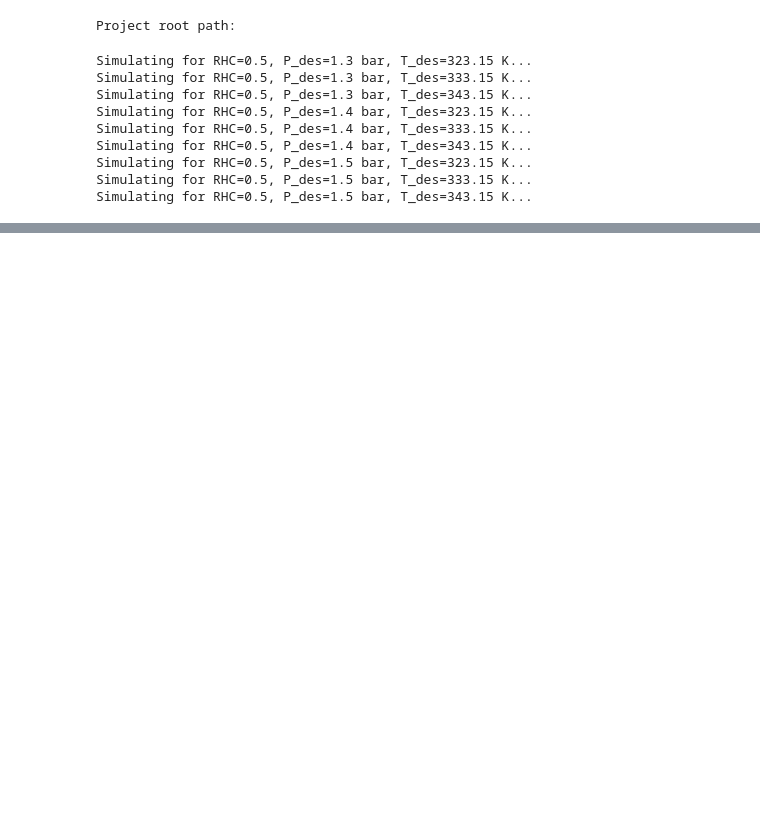
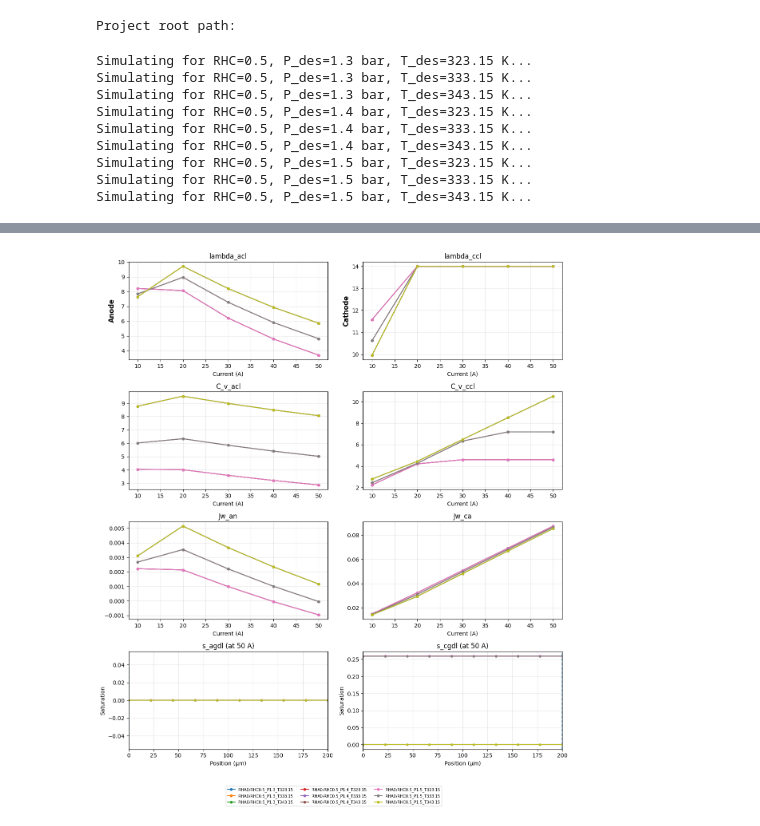
Before and after one commit to YuKwanH/DS-AlphaPEM, a Jupyter notebook: simulation/polar_test/all_cond 50A stat.ipynb, the cells around one changed output, grey strips where cells are left out. Saved outputs shown, nothing was run; the diff lists cells and outputs as text; code cells hidden in the pictures; blank space fills up the shorter version.

```diff
--- a/simulation/polar_test/all_cond 50A stat.ipynb
+++ b/simulation/polar_test/all_cond 50A stat.ipynb
@@ -27,12 +27,9 @@ from configuration.initialize import *
 # %% [output]
 Project root path:
 # %%
-I_points = [23,26]
+I_points = [10,20,30,40,50]
 
-dyn_sim_log = {}
 stat_sim_log = {}
-
-
 for P_des in [1.3,1.4,1.5]:
     for T_des in [323.15,333.15,343.15]:
         states_dyn = []
@@ -441,0 +67,51 @@ plt.show()
+# %%
+anode_keys = ["lambda_acl", "C_v_acl", "Jw_an"]
+cathode_keys = ["lambda_ccl", "C_v_ccl", "Jw_ca"]
+
+nrows = len(anode_keys) + 1  # extra row for GDL saturation profiles
+fig, axes = plt.subplots(nrows=nrows, ncols=2, figsize=(12, 3.5 * nrows))
+
+# Scalar states vs current
+for row, (a_key, c_key) in enumerate(zip(anode_keys, cathode_keys)):
+    for cond_name, cond_data in stat_sim_log.items():
+        a_vals = [sol[a_key] for sol in cond_data["states"]]
+        c_vals = [sol[c_key] for sol in cond_data["states"]]
+        axes[row, 0].plot(I_points, a_vals, marker='o', markersize=4, label=cond_name)
+        axes[row, 1].plot(I_points, c_vals, marker='o', markersize=4, label=cond_name)
+    axes[row, 0].set_title(a_key)
+    axes[row, 1].set_title(c_key)
+    axes[row, 0].set_xlabel("Current (A)")
+    axes[row, 1].set_xlabel("Current (A)")
+    axes[row, 0].grid(True, alpha=0.3)
+    axes[row, 1].grid(True, alpha=0.3)
+
+# GDL saturation profiles at max current with s_front vertical lines
+x_gdl = np.linspace(0, parameters["Hgdl"] * 1e6, 10)
+i_max = I_points[-1]
+for cond_name, cond_data in stat_sim_log.items():
+    sol = cond_data["states"][-1]  # last load point
+    axes[-1, 0].plot(x_gdl, sol["s_agdl"], marker='o', markersize=3, label=cond_name)
+    axes[-1, 0].axvline(x=sol["s_front_agdl"] * 1e6, linestyle='--', alpha=0.5)
+    axes[-1, 1].plot(x_gdl, sol["s_cgdl"], marker='o', markersize=3, label=cond_name)
+    axes[-1, 1].axvline(x=sol["s_front_cgdl"] * 1e6, linestyle='--', alpha=0.5)
+
+axes[-1, 0].set_title(f"s_agdl (at {i_max} A)")
+axes[-1, 1].set_title(f"s_cgdl (at {i_max} A)")
+axes[-1, 0].set_xlabel("Position (µm)")
+axes[-1, 1].set_xlabel("Position (µm)")
+axes[-1, 0].set_ylabel("Saturation")
+axes[-1, 1].set_ylabel("Saturation")
+axes[-1, 0].set_xlim(x_gdl[0], x_gdl[-1])
+axes[-1, 1].set_xlim(x_gdl[0], x_gdl[-1])
+axes[-1, 0].grid(True, alpha=0.3)
+axes[-1, 1].grid(True, alpha=0.3)
+
+axes[0, 0].set_ylabel("Anode", fontsize=12, fontweight='bold')
+axes[0, 1].set_ylabel("Cathode", fontsize=12, fontweight='bold')
+
+handles, labels = axes[0, 0].get_legend_handles_labels()
+fig.legend(handles, labels, loc='lower center', fontsize=7, ncol=3)
+plt.tight_layout(rect=[0, 0.06, 1, 1])
+plt.show()
+# %% [output]
+[figure, added]
```
Also changed, not shown: parts of 8 cells of this notebook, 3 other files.
